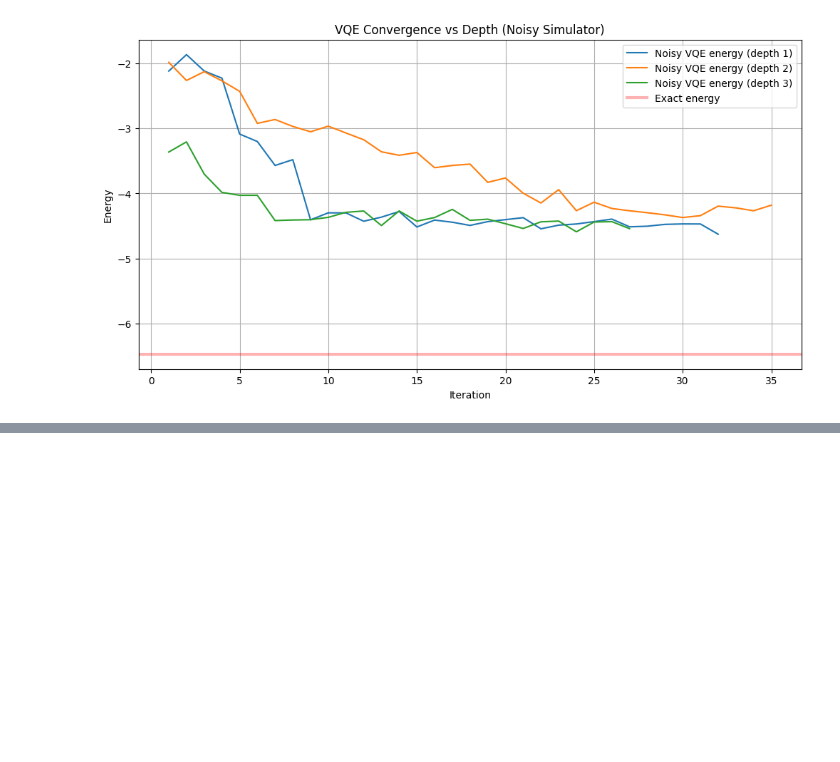
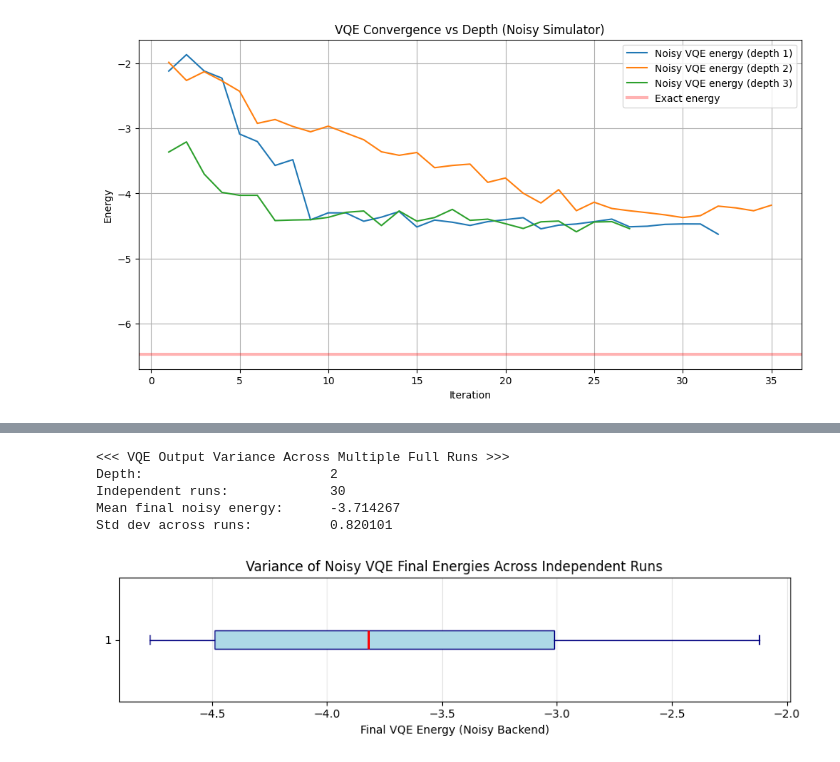
Before and after one commit to misha-ir/quantum-simulation-and-noise-analysis, a Jupyter notebook: phase_three.ipynb, the cells around one changed output, grey strips where cells are left out. Saved outputs shown, nothing was run; the diff lists cells and outputs as text; code cells hidden in the pictures; blank space fills up the shorter version.

```diff
--- a/phase_three.ipynb
+++ b/phase_three.ipynb
@@ -857,0 +937,17 @@ Relative error:             29.77%
+# %%
+depth = 2
+samples = 30 # takes some time to run (~ 33 minutes)
+
+final_noisy_energies = []
+
+print(f"Running {samples} independent noisy VQE optimizations (depth={depth})...\n")
+
+for i in range(samples):
+    _, _, E_final = run_vqe_noisy(depth=depth, maxiter=60)
+    final_noisy_energies.append(E_final)
+    print(f"Run {i+1:2d}: final energy = {E_final:.6f}")
+
+final_noisy_energies = np.array(final_noisy_energies)
+
+E_mean = float(np.mean(final_noisy_energies))
+E_std = float(np.std(final_noisy_energies, ddof=1))
@@ -857,0 +972,27 @@ Relative error:             29.77%
+# %%
+print("\n<<< VQE Output Variance Across Multiple Full Runs >>>")
+print(f"Depth:                        {depth}")
+print(f"Independent runs:             {samples}")
+print(f"Mean final noisy energy:      {E_mean:.6f}")
+print(f"Std dev across runs:          {E_std:.6f}")
+
+plt.figure(figsize=(9, 2.5))
+plt.boxplot(final_noisy_energies, vert=False,
+            patch_artist=True,
+            boxprops=dict(facecolor="lightblue", color="navy"),
+            medianprops=dict(color="red", linewidth=2),
+            whiskerprops=dict(color="navy"),
+            capprops=dict(color="navy"))
+
+plt.xlabel("Final VQE Energy (Noisy Backend)")
+plt.title("Variance of Noisy VQE Final Energies Across Independent Runs")
+plt.grid(True, axis="x", alpha=0.3)
+plt.tight_layout()
+plt.show()
+# %% [output]
+<<< VQE Output Variance Across Multiple Full Runs >>>
+Depth:                        2
+Independent runs:             30
+Mean final noisy energy:      -3.714267
+Std dev across runs:          0.820101
+[figure, added]
```
Also changed, not shown: parts of 6 cells of this notebook, 1 other file.
